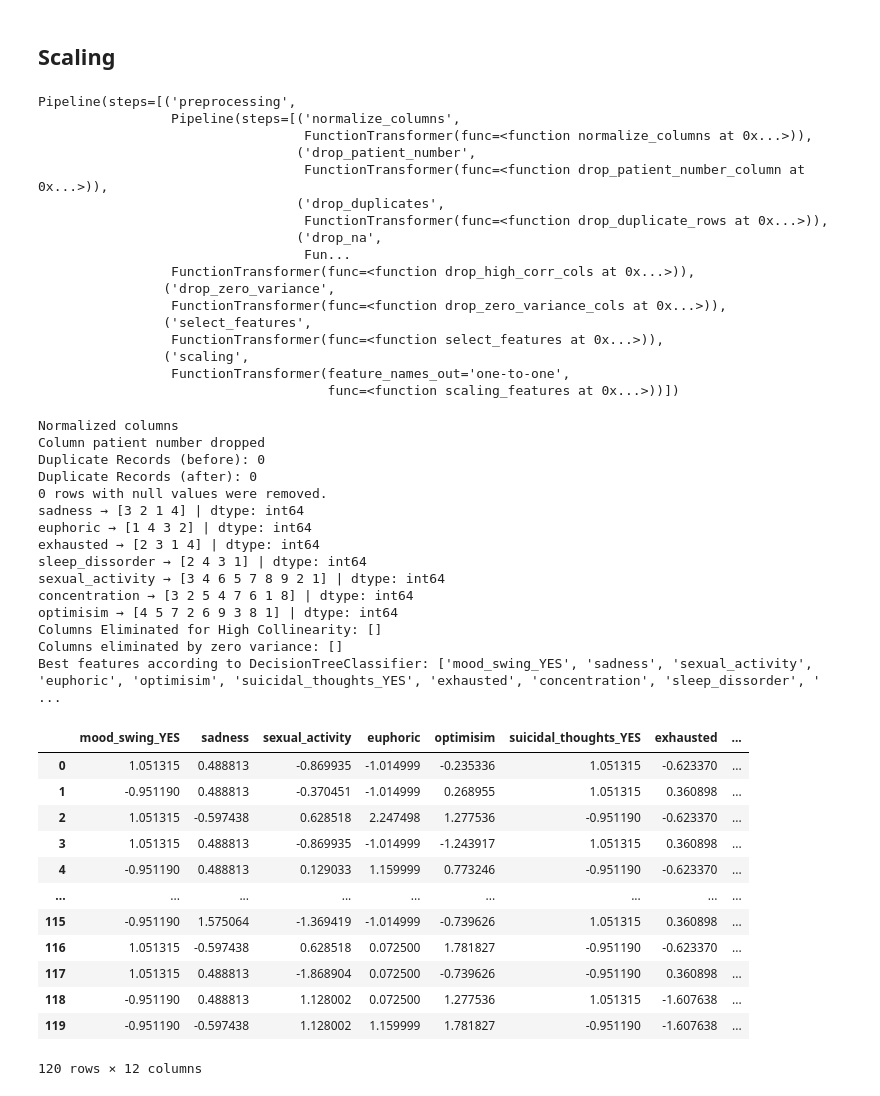
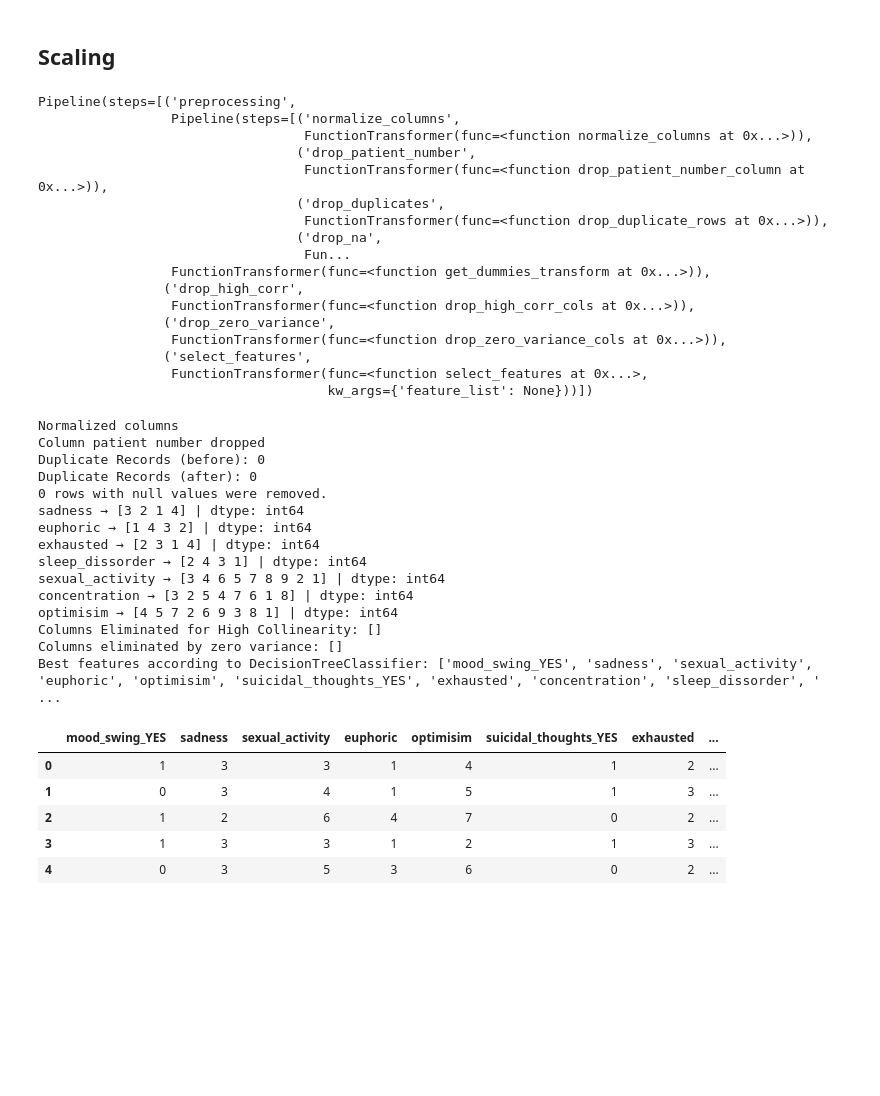
Before and after one commit to garayco/mental-disorder-classification-project, a Jupyter notebook: 03_best_model_pipeline.ipynb, the cells around one changed output. Saved outputs shown, nothing was run; the diff lists cells and outputs as text; code cells hidden in the pictures; blank space fills up the shorter version.

```diff
--- a/03_best_model_pipeline.ipynb
+++ b/03_best_model_pipeline.ipynb
@@ -551,11 +521,13 @@ Columns eliminated by zero variance: []
 # %%
 from sklearn.tree import DecisionTreeClassifier
 
-def select_features(d):
+def select_features(d, feature_list=None):
+    if feature_list is not None:
+        print("Using predefined features:", feature_list)
+        return d[feature_list + [target]]
 
     X = d.drop(columns=target)
     y = d[target]
-
 
     dtc = DecisionTreeClassifier(random_state=42)
     dtc.fit(X, y)
@@ -566,7 +538,11 @@ def select_features(d):
 
     return d[features + [target]]
 
-select_features_transformer = FunctionTransformer(select_features)
+
+select_features_transformer = FunctionTransformer(
+    select_features,
+    kw_args={'feature_list': None}
+)
 # %%
 pipeline_F11 = Pipeline(steps=[
     ('preprocessing', pipeline_F7),
@@ -637,15 +608,15 @@ def scaling_features(d):
 
 scaling_features_transformer = FunctionTransformer(scaling_features, feature_names_out='one-to-one')
 # %%
-pipeline_final = Pipeline(steps=[
+pipeline_12 = Pipeline(steps=[
     ('preprocessing', pipeline_F7),
     ('onehot_encoding', get_dummies_transformer),
     ('drop_high_corr', drop_high_corr_transformer),
     ('drop_zero_variance', drop_zero_var_transformer),
     ('select_features', select_features_transformer),
-    ('scaling', scaling_features_transformer)
+    #('scaling', scaling_features_transformer)
 ])
-pipeline_final
+pipeline_12
 # %% [output]
 Pipeline(steps=[('preprocessing',
                  Pipeline(steps=[('normalize_columns',
@@ -656,17 +627,17 @@ Pipeline(steps=[('preprocessing',
                                   FunctionTransformer(func=<function drop_duplicate_rows at 0x...>)),
                                  ('drop_na',
                                   Fun...
+                 FunctionTransformer(func=<function get_dummies_transform at 0x...>)),
+                ('drop_high_corr',
                  FunctionTransformer(func=<function drop_high_corr_cols at 0x...>)),
                 ('drop_zero_variance',
                  FunctionTransformer(func=<function drop_zero_variance_cols at 0x...>)),
                 ('select_features',
-                 FunctionTransformer(func=<function select_features at 0x...>)),
-                ('scaling',
-                 FunctionTransformer(feature_names_out='one-to-one',
-                                     func=<function scaling_features at 0x...>))])
+                 FunctionTransformer(func=<function select_features at 0x...>,
+                                     kw_args={'feature_list': None}))])
 # %%
-data_F12 = pipeline_final.fit_transform(data)
-data_F12
+data_F12 = pipeline_12.fit_transform(data)
+data_F12.head()
 # %% [output]
 Normalized columns
 Column patient number dropped
@@ -676,23 +647,16 @@ Duplicate Records (after): 0
 sadness → [3 2 1 4] | dtype: int64
 euphoric → [1 4 3 2] | dtype: int64
 exhausted → [2 3 1 4] | dtype: int64
 sleep_dissorder → [2 4 3 1] | dtype: int64
 sexual_activity → [3 4 6 5 7 8 9 2 1] | dtype: int64
 concentration → [3 2 5 4 7 6 1 8] | dtype: int64
 optimisim → [4 5 7 2 6 9 3 8 1] | dtype: int64
 Columns Eliminated for High Collinearity: []
 Columns eliminated by zero variance: []
 Best features according to DecisionTreeClassifier: ['mood_swing_YES', 'sadness', 'sexual_activity', 'euphoric', 'optimisim', 'suicidal_thoughts_YES', 'exhausted', 'concentration', 'sleep_dissorder', ' ...
 |  | mood_swing_YES | sadness | sexual_activity | euphoric | optimisim | suicidal_thoughts_YES | exhausted | ... |
-| 0 | 1.051315 | 0.488813 | -0.869935 | -1.014999 | -0.235336 | 1.051315 | -0.623370 | ... |
-| 1 | -0.951190 | 0.488813 | -0.370451 | -1.014999 | 0.268955 | 1.051315 | 0.360898 | ... |
-| 2 | 1.051315 | -0.597438 | 0.628518 | 2.247498 | 1.277536 | -0.951190 | -0.623370 | ... |
-| 3 | 1.051315 | 0.488813 | -0.869935 | -1.014999 | -1.243917 | 1.051315 | 0.360898 | ... |
-| 4 | -0.951190 | 0.488813 | 0.129033 | 1.159999 | 0.773246 | -0.951190 | -0.623370 | ... |
-| ... | ... | ... | ... | ... | ... | ... | ... | ... |
-| 115 | -0.951190 | 1.575064 | -1.369419 | -1.014999 | -0.739626 | 1.051315 | 0.360898 | ... |
-| 116 | 1.051315 | -0.597438 | 0.628518 | 0.072500 | 1.781827 | -0.951190 | -0.623370 | ... |
-| 117 | 1.051315 | 0.488813 | -1.868904 | 0.072500 | -0.739626 | -0.951190 | 0.360898 | ... |
-| 118 | -0.951190 | 0.488813 | 1.128002 | 0.072500 | 1.277536 | 1.051315 | -1.607638 | ... |
-| 119 | -0.951190 | -0.597438 | 1.128002 | 1.159999 | 1.781827 | -0.951190 | -1.607638 | ... |
+| 0 | 1 | 3 | 3 | 1 | 4 | 1 | 2 | ... |
+| 1 | 0 | 3 | 4 | 1 | 5 | 1 | 3 | ... |
+| 2 | 1 | 2 | 6 | 4 | 7 | 0 | 2 | ... |
+| 3 | 1 | 3 | 3 | 1 | 2 | 1 | 3 | ... |
+| 4 | 0 | 3 | 5 | 3 | 6 | 0 | 2 | ... |
-120 rows × 12 columns
```
Also changed, not shown: parts of 19 cells of this notebook, 4 other files.
